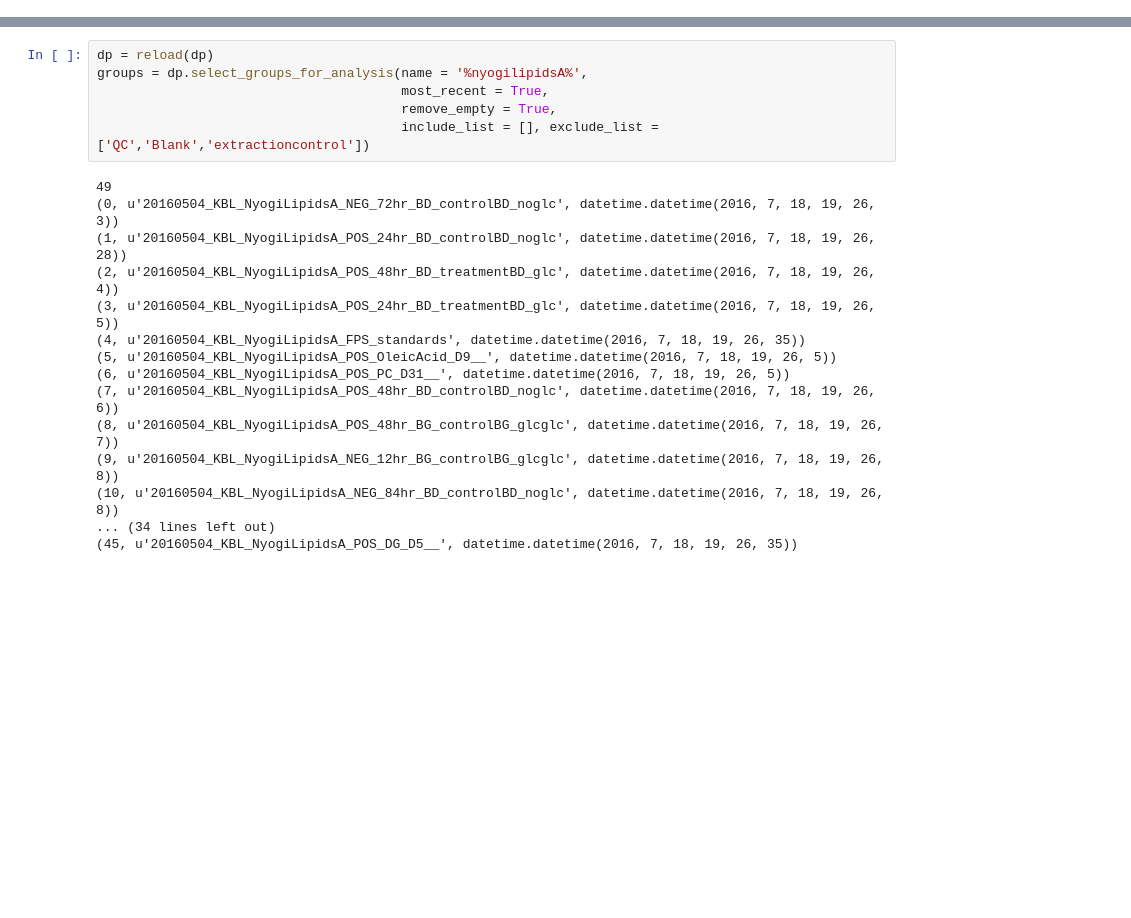
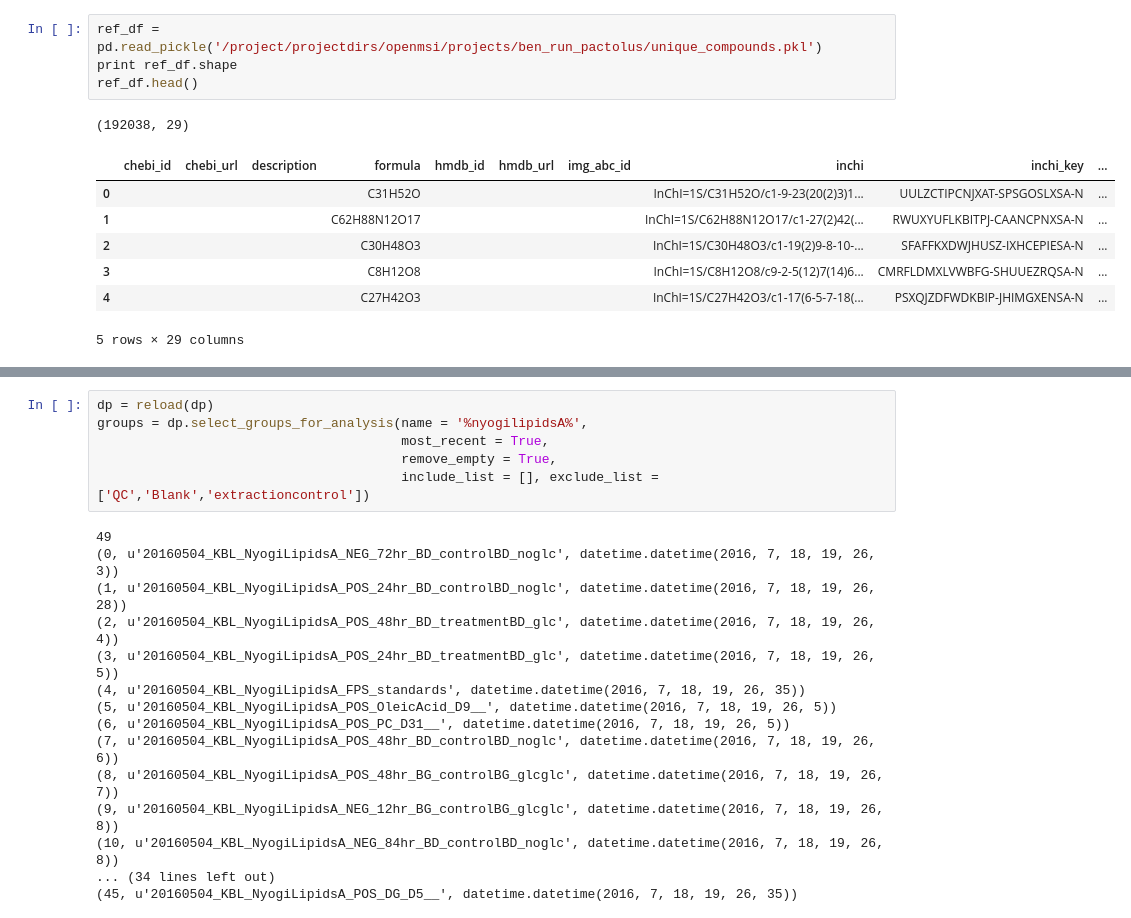
Before and after one commit to biorack/metatlas, a Jupyter notebook: docs/example_notebooks/Get_Data_MSMS_Queries.ipynb, the cells around one changed output, grey strips where cells are left out. Saved outputs shown, nothing was run; the diff lists cells and outputs as text; blank space fills up the shorter version.

```diff
--- a/docs/example_notebooks/Get_Data_MSMS_Queries.ipynb
+++ b/docs/example_notebooks/Get_Data_MSMS_Queries.ipynb
@@ -17,0 +18,13 @@ you're running on edison01 at 128.55.203.21
+# %%
+ref_df = pd.read_pickle('/project/projectdirs/openmsi/projects/ben_run_pactolus/unique_compounds.pkl')
+print ref_df.shape
+ref_df.head()
+# %% [output]
+(192038, 29)
+|  | chebi_id | chebi_url | description | formula | hmdb_id | hmdb_url | img_abc_id | inchi | inchi_key | ... |
+| 0 |  |  |  | C31H52O |  |  |  | InChI=1S/C31H52O/c1-9-23(20(2)3)1... | UULZCTIPCNJXAT-SPSGOSLXSA-N | ... |
+| 1 |  |  |  | C62H88N12O17 |  |  |  | InChI=1S/C62H88N12O17/c1-27(2)42(... | RWUXYUFLKBITPJ-CAANCPNXSA-N | ... |
+| 2 |  |  |  | C30H48O3 |  |  |  | InChI=1S/C30H48O3/c1-19(2)9-8-10-... | SFAFFKXDWJHUSZ-IXHCEPIESA-N | ... |
+| 3 |  |  |  | C8H12O8 |  |  |  | InChI=1S/C8H12O8/c9-2-5(12)7(14)6... | CMRFLDMXLVWBFG-SHUUEZRQSA-N | ... |
+| 4 |  |  |  | C27H42O3 |  |  |  | InChI=1S/C27H42O3/c1-17(6-5-7-18(... | PSXQJZDFWDKBIP-JHIMGXENSA-N | ... |
+5 rows × 29 columns
```
Also changed, not shown: parts of 2 cells of this notebook, 2 other files.
